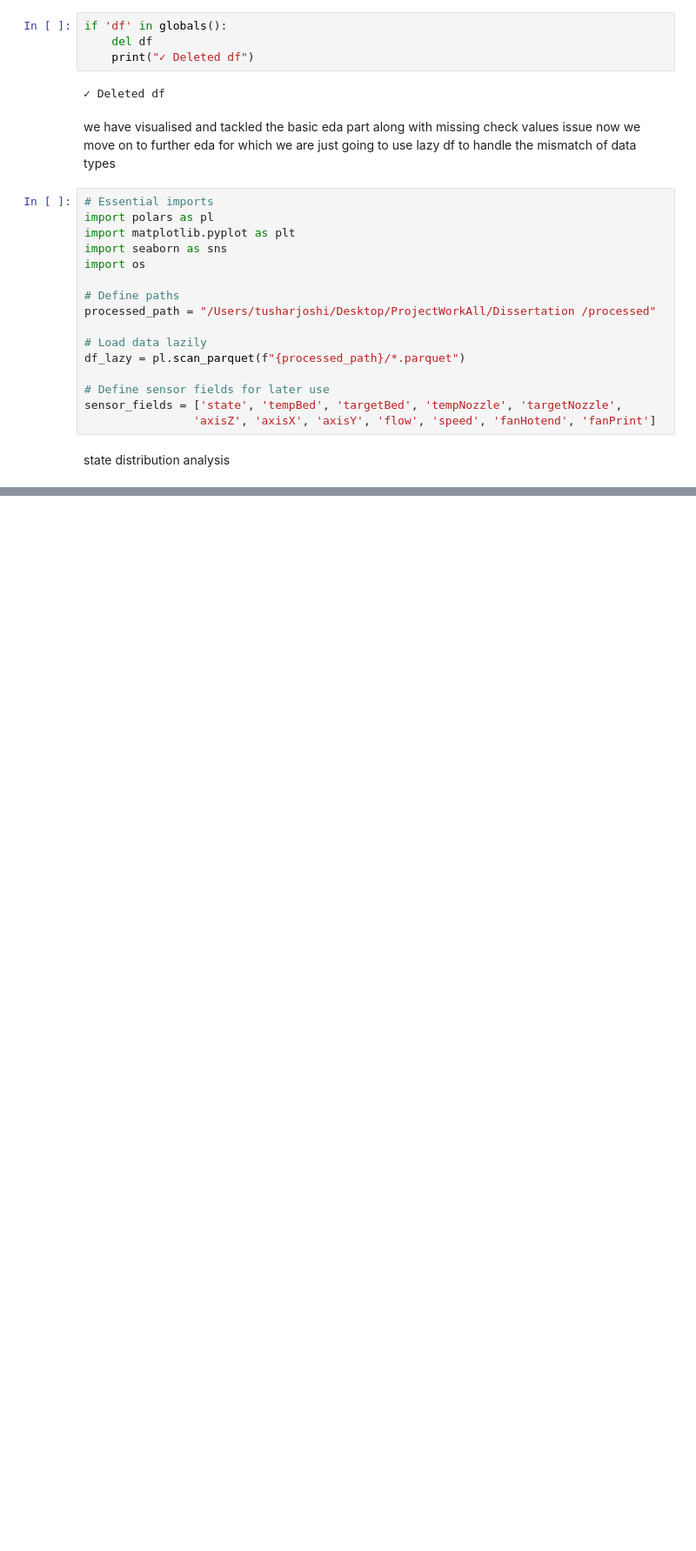
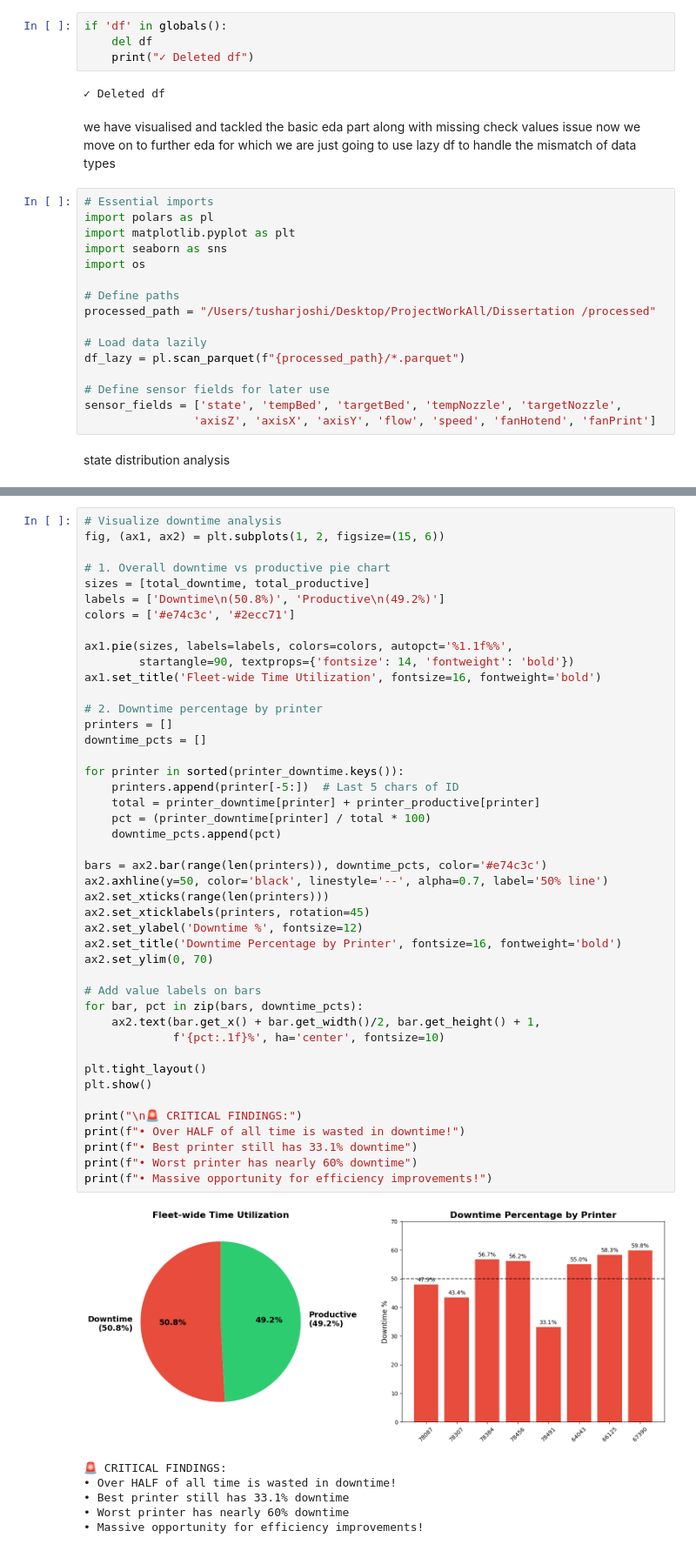
Before and after one commit to tusharjoshi15/Additive-Manufacturing-Analysis, a Jupyter notebook: CODE/EDA.ipynb, the cells around one changed output, grey strips where cells are left out. Shown at 87% size. Saved outputs shown, nothing was run; the diff lists cells and outputs as text; blank space fills up the shorter version.

```diff
--- a/CODE/EDA.ipynb
+++ b/CODE/EDA.ipynb
@@ -500,0 +830,51 @@ Null states: 0
+# %%
+# Visualize downtime analysis
+fig, (ax1, ax2) = plt.subplots(1, 2, figsize=(15, 6))
+
+# 1. Overall downtime vs productive pie chart
+sizes = [total_downtime, total_productive]
+labels = ['Downtime\n(50.8%)', 'Productive\n(49.2%)']
+colors = ['#e74c3c', '#2ecc71']
+
+ax1.pie(sizes, labels=labels, colors=colors, autopct='%1.1f%%',
+        startangle=90, textprops={'fontsize': 14, 'fontweight': 'bold'})
+ax1.set_title('Fleet-wide Time Utilization', fontsize=16, fontweight='bold')
+
+# 2. Downtime percentage by printer
+printers = []
+downtime_pcts = []
+
+for printer in sorted(printer_downtime.keys()):
+    printers.append(printer[-5:])  # Last 5 chars of ID
+    total = printer_downtime[printer] + printer_productive[printer]
+    pct = (printer_downtime[printer] / total * 100)
+    downtime_pcts.append(pct)
+
+bars = ax2.bar(range(len(printers)), downtime_pcts, color='#e74c3c')
+ax2.axhline(y=50, color='black', linestyle='--', alpha=0.7, label='50% line')
+ax2.set_xticks(range(len(printers)))
+ax2.set_xticklabels(printers, rotation=45)
+ax2.set_ylabel('Downtime %', fontsize=12)
+ax2.set_title('Downtime Percentage by Printer', fontsize=16, fontweight='bold')
+ax2.set_ylim(0, 70)
+
+# Add value labels on bars
+for bar, pct in zip(bars, downtime_pcts):
+    ax2.text(bar.get_x() + bar.get_width()/2, bar.get_height() + 1,
+             f'{pct:.1f}%', ha='center', fontsize=10)
+
+plt.tight_layout()
+plt.show()
+
+print("\n🚨 CRITICAL FINDINGS:")
+print(f"• Over HALF of all time is wasted in downtime!")
+print(f"• Best printer still has 33.1% downtime")
+print(f"• Worst printer has nearly 60% downtime")
+print(f"• Massive opportunity for efficiency improvements!")
+# %% [output]
+[figure, added]
+🚨 CRITICAL FINDINGS:
+• Over HALF of all time is wasted in downtime!
+• Best printer still has 33.1% downtime
+• Worst printer has nearly 60% downtime
+• Massive opportunity for efficiency improvements!
```
Also changed, not shown: parts of 10 cells of this notebook, 2 other files.
